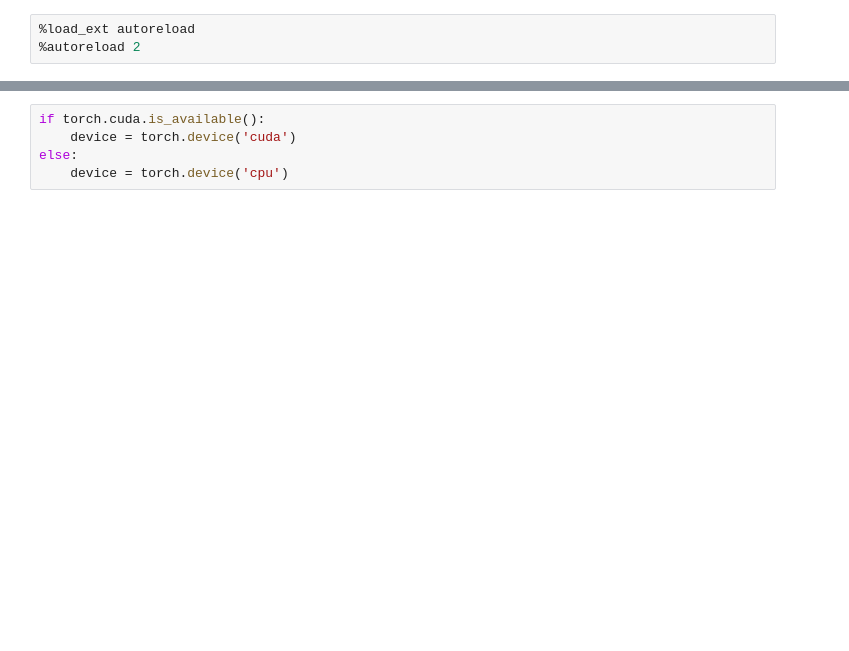
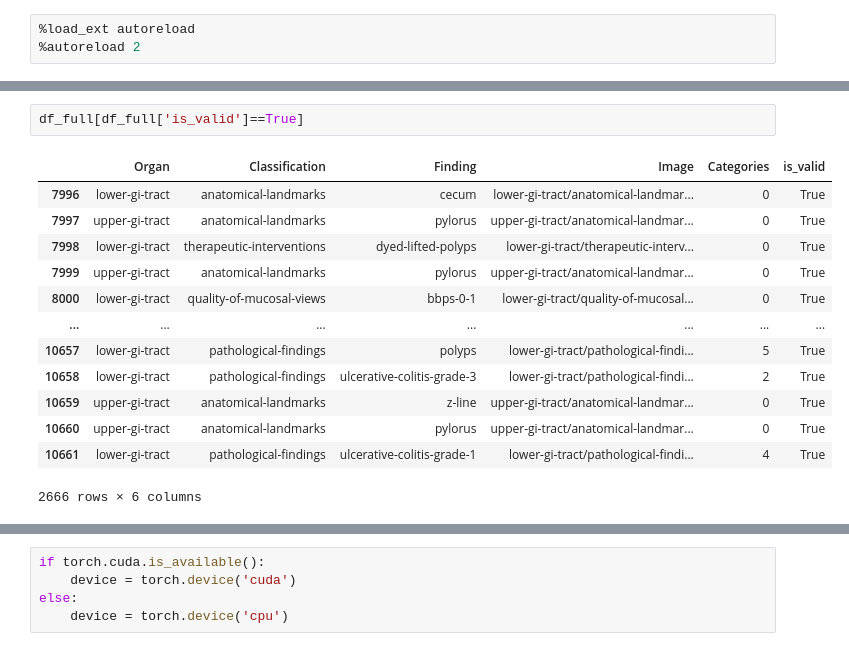
Before and after one commit to taindp98/Endoscopy-Image-Classification, a Jupyter notebook: code/Evaluation.ipynb, the cells around one changed output, grey strips where cells are left out. Drawn from its saved outputs; the diff is of its cells as text; blank space fills up the shorter version.

```diff
--- a/code/Evaluation.ipynb
+++ b/code/Evaluation.ipynb
@@ -55,0 +98,16 @@ from loss import choose_loss_fnc
+# %%
+df_full[df_full['is_valid']==True]
+# %% [output]
+|  | Organ | Classification | Finding | Image | Categories | is_valid |
+| 7996 | lower-gi-tract | anatomical-landmarks | cecum | lower-gi-tract/anatomical-landmar... | 0 | True |
+| 7997 | upper-gi-tract | anatomical-landmarks | pylorus | upper-gi-tract/anatomical-landmar... | 0 | True |
+| 7998 | lower-gi-tract | therapeutic-interventions | dyed-lifted-polyps | lower-gi-tract/therapeutic-interv... | 0 | True |
+| 7999 | upper-gi-tract | anatomical-landmarks | pylorus | upper-gi-tract/anatomical-landmar... | 0 | True |
+| 8000 | lower-gi-tract | quality-of-mucosal-views | bbps-0-1 | lower-gi-tract/quality-of-mucosal... | 0 | True |
+| ... | ... | ... | ... | ... | ... | ... |
+| 10657 | lower-gi-tract | pathological-findings | polyps | lower-gi-tract/pathological-findi... | 5 | True |
+| 10658 | lower-gi-tract | pathological-findings | ulcerative-colitis-grade-3 | lower-gi-tract/pathological-findi... | 2 | True |
+| 10659 | upper-gi-tract | anatomical-landmarks | z-line | upper-gi-tract/anatomical-landmar... | 0 | True |
+| 10660 | upper-gi-tract | anatomical-landmarks | pylorus | upper-gi-tract/anatomical-landmar... | 0 | True |
+| 10661 | lower-gi-tract | pathological-findings | ulcerative-colitis-grade-1 | lower-gi-tract/pathological-findi... | 4 | True |
+2666 rows × 6 columns
```
Also changed, not shown: parts of 60 cells of this notebook, 8 other files.
